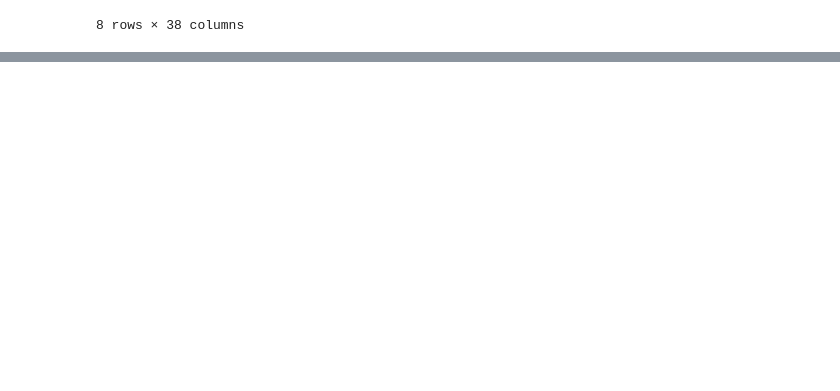
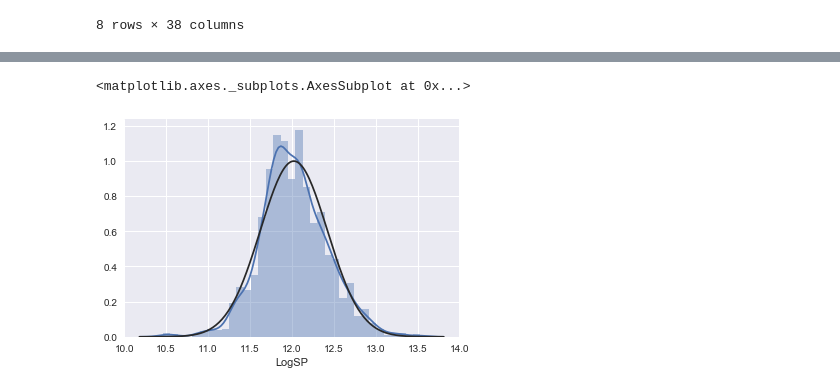
Before and after one commit to TristanMoser/byu_econ_applied_machine_learning, a Jupyter notebook: homeworks/Homework_2_TristanMoser.ipynb, the cells around one changed output, grey strips where cells are left out. Saved outputs shown, nothing was run; the diff lists cells and outputs as text; code cells hidden in the pictures; blank space fills up the shorter version.

```diff
--- a/homeworks/Homework_2_TristanMoser.ipynb
+++ b/homeworks/Homework_2_TristanMoser.ipynb
@@ -215,0 +258,7 @@ corr_train_data_notsale_out4.describe()
+# %%
+#Log SalePrice and examine normality
+modified_train_data['LogSP'] = np.log(modified_train_data['SalePrice'])
+sns.distplot(modified_train_data['LogSP'],fit=norm)
+# %% [output]
+<matplotlib.axes._subplots.AxesSubplot at 0x...>
+[figure, added]
```
Also changed, not shown: parts of 73 cells of this notebook.
